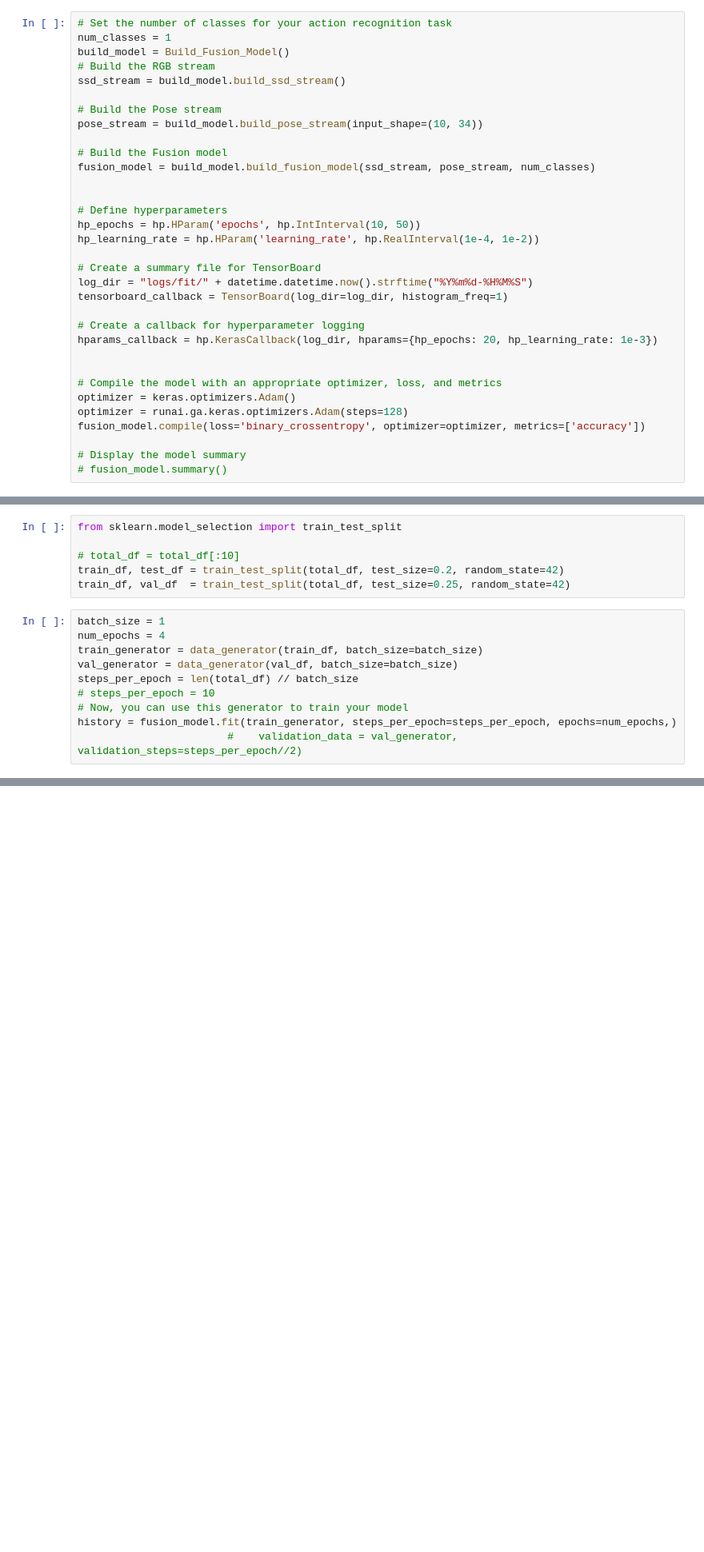
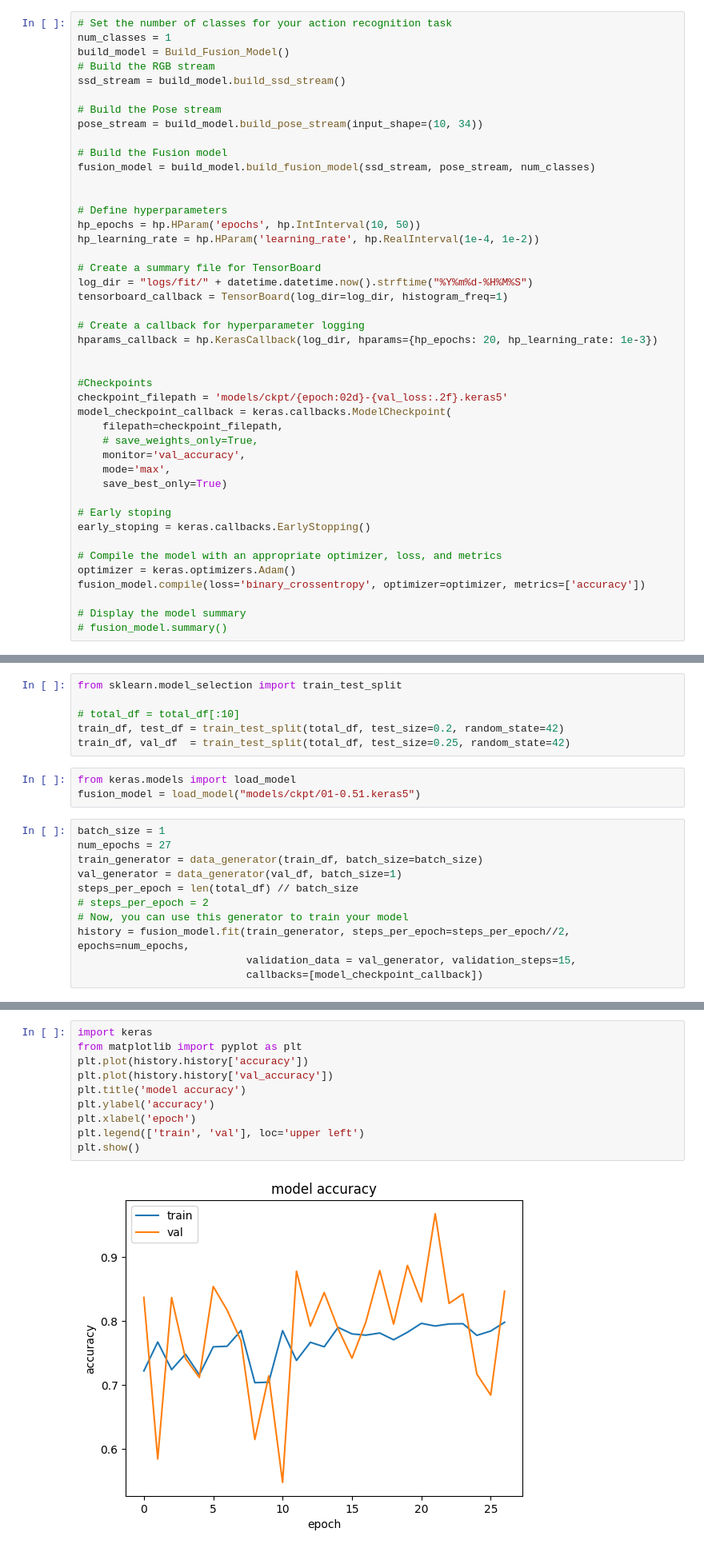
Before and after one commit to TheAnirudhan/Jagriti-via-Mudra, a Jupyter notebook: train_SSD_pose.ipynb, the cells around one changed output, grey strips where cells are left out. Shown: that part at 80% size. Saved outputs shown, nothing was run; the diff lists cells and outputs as text; blank space fills up the shorter version.

```diff
--- a/train_SSD_pose.ipynb
+++ b/train_SSD_pose.ipynb
@@ -90,9 +89,20 @@ tensorboard_callback = TensorBoard(log_dir=log_dir, histogram_freq=1)
 hparams_callback = hp.KerasCallback(log_dir, hparams={hp_epochs: 20, hp_learning_rate: 1e-3})
 
 
+#Checkpoints
+checkpoint_filepath = 'models/ckpt/{epoch:02d}-{val_loss:.2f}.keras5'
+model_checkpoint_callback = keras.callbacks.ModelCheckpoint(
+    filepath=checkpoint_filepath,
+    # save_weights_only=True,
+    monitor='val_accuracy',
+    mode='max',
+    save_best_only=True)
+
+# Early stoping
+early_stoping = keras.callbacks.EarlyStopping()
+
 # Compile the model with an appropriate optimizer, loss, and metrics
 optimizer = keras.optimizers.Adam()
-optimizer = runai.ga.keras.optimizers.Adam(steps=128)
 fusion_model.compile(loss='binary_crossentropy', optimizer=optimizer, metrics=['accuracy'])
 
 # Display the model summary
@@ -249,14 +258,18 @@ from sklearn.model_selection import train_test_split
 # total_df = total_df[:10]
 train_df, test_df = train_test_split(total_df, test_size=0.2, random_state=42)
 train_df, val_df  = train_test_split(total_df, test_size=0.25, random_state=42)
+# %%
+from keras.models import load_model
+fusion_model = load_model("models/ckpt/01-0.51.keras5")
 # %%
 batch_size = 1
-num_epochs = 4
+num_epochs = 27
 train_generator = data_generator(train_df, batch_size=batch_size)
-val_generator = data_generator(val_df, batch_size=batch_size)
+val_generator = data_generator(val_df, batch_size=1)
 steps_per_epoch = len(total_df) // batch_size
-# steps_per_epoch = 10
+# steps_per_epoch = 2
 # Now, you can use this generator to train your model
-history = fusion_model.fit(train_generator, steps_per_epoch=steps_per_epoch, epochs=num_epochs,)
-                        #    validation_data = val_generator, validation_steps=steps_per_epoch//2)
+history = fusion_model.fit(train_generator, steps_per_epoch=steps_per_epoch//2, epochs=num_epochs,
+                           validation_data = val_generator, validation_steps=15,
+                           callbacks=[model_checkpoint_callback])
 # %% [output]
@@ -292,0 +309,12 @@ Epoch 18/25
+# %%
+import keras
+from matplotlib import pyplot as plt
+plt.plot(history.history['accuracy'])
+plt.plot(history.history['val_accuracy'])
+plt.title('model accuracy')
+plt.ylabel('accuracy')
+plt.xlabel('epoch')
+plt.legend(['train', 'val'], loc='upper left')
+plt.show()
+# %% [output]
+[figure, added]
```
Also changed, not shown: parts of 10 cells of this notebook, 4 other files.
